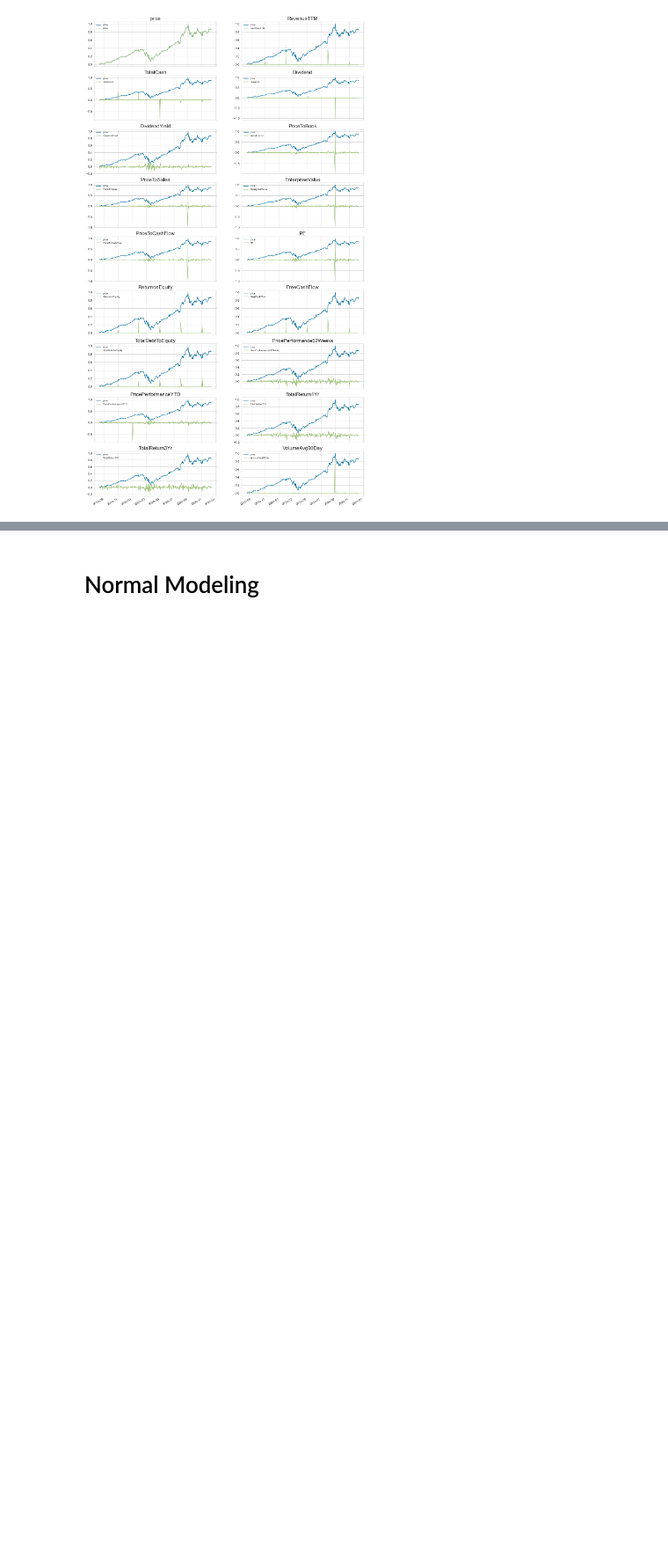
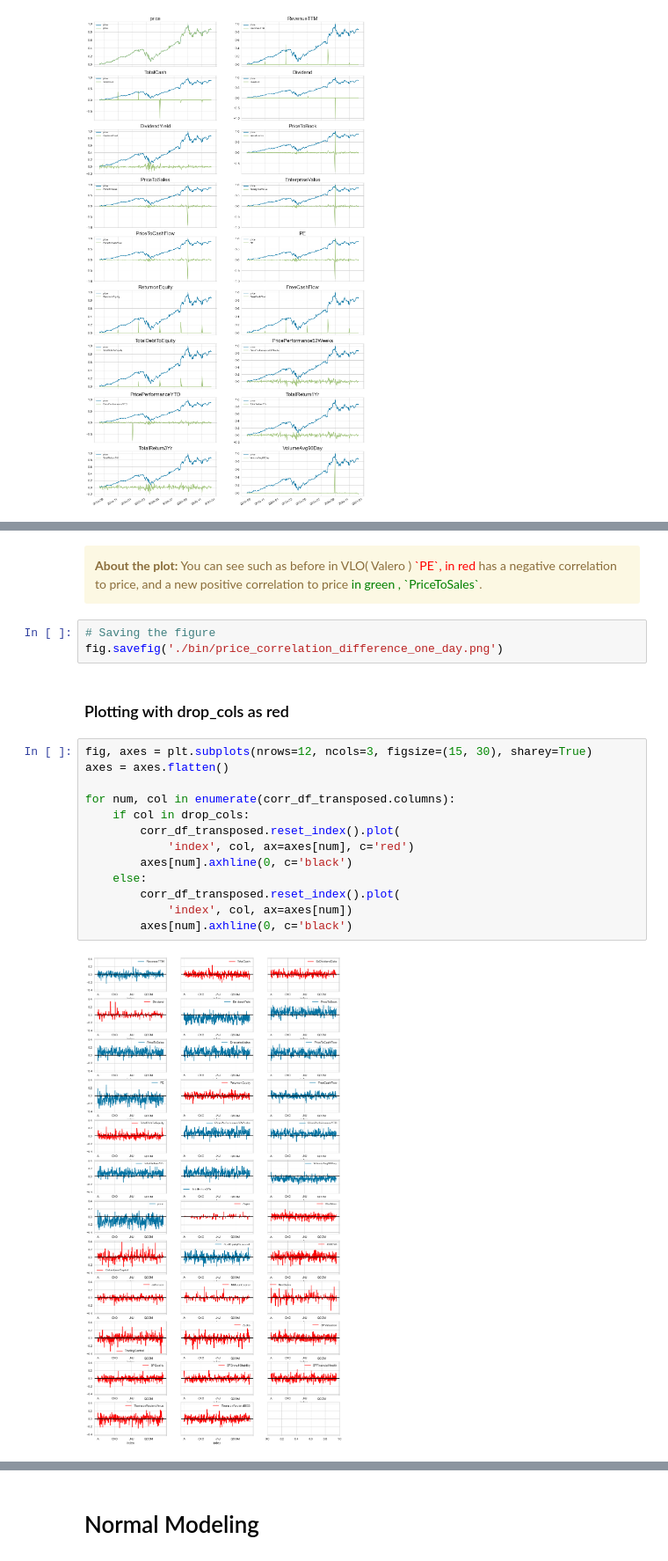
Before and after one commit to skelouse/capstone-stock-analysis, a Jupyter notebook: main.ipynb, the cells around one changed output, grey strips where cells are left out. Shown at 88% size. Cells and saved outputs as stored; diff of their text form; blank space fills up the shorter version.

```diff
--- a/main.ipynb
+++ b/main.ipynb
@@ -366,0 +972,25 @@ for n, col in enumerate(cols):
+# %% [markdown]
+<div class="alert alert-warning shadow">
+  <strong>About the plot:</strong>
+        You can see such as before in VLO( Valero ) <span style="color:red">`PE`, in red</span> has a negative correlation to price, and a new positive correlation to price <span style="color:green">in green , `PriceToSales`</span>.
+</div>
+# %%
+# Saving the figure
+fig.savefig('./bin/price_correlation_difference_one_day.png')
+# %% [markdown]
+### Plotting with drop_cols as red
+# %%
+fig, axes = plt.subplots(nrows=12, ncols=3, figsize=(15, 30), sharey=True)
+axes = axes.flatten()
+
+for num, col in enumerate(corr_df_transposed.columns):
+    if col in drop_cols:
+        corr_df_transposed.reset_index().plot(
+            'index', col, ax=axes[num], c='red')
+        axes[num].axhline(0, c='black')
+    else:
+        corr_df_transposed.reset_index().plot(
+            'index', col, ax=axes[num])
+        axes[num].axhline(0, c='black')
+# %% [output]
+[figure, added]
```
Also changed, not shown: parts of 92 cells of this notebook, 8 other files.
